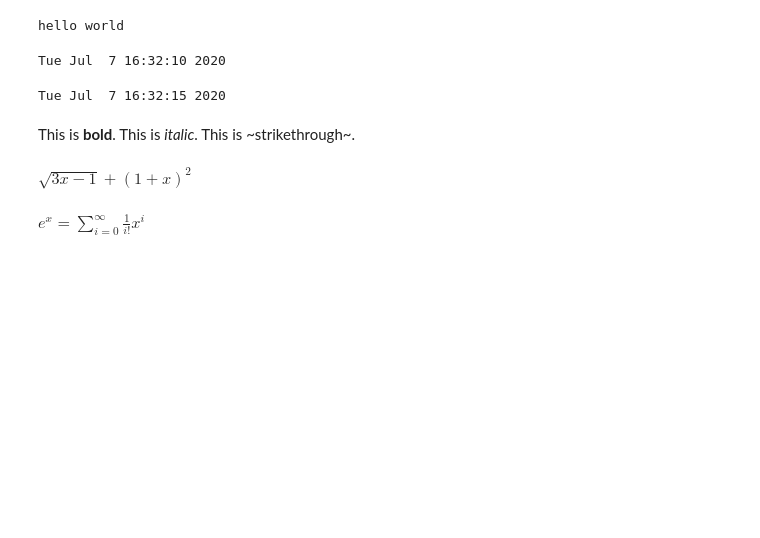
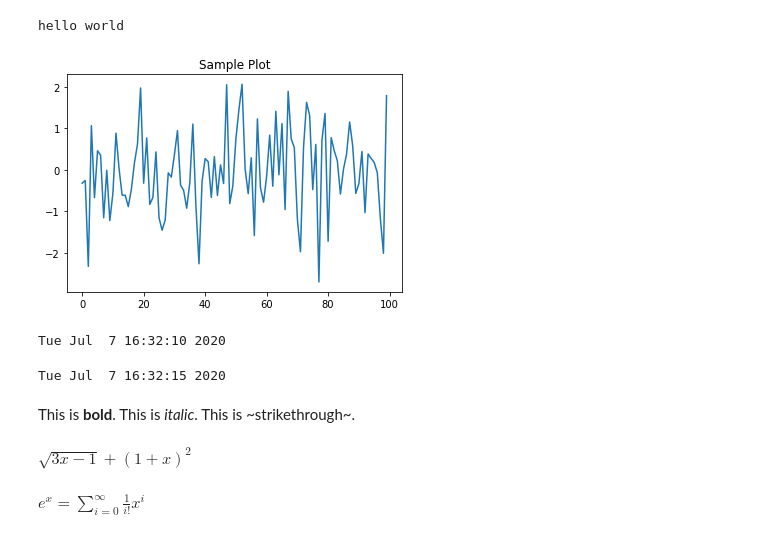
Before and after one commit to banigoamy/HAMOYE1, a Jupyter notebook: MyFirstColabNotebook.ipynb, the cells around one changed output. Drawn from its saved outputs; the diff is of its cells as text; code cells hidden in the pictures; blank space fills up the shorter version.

```diff
--- a/MyFirstColabNotebook.ipynb
+++ b/MyFirstColabNotebook.ipynb
@@ -4,3 +4,17 @@
 print ("hello world")
 # %% [output]
 hello world
+# %%
+import numpy as np
+from matplotlib import pyplot as plt
+
+y = np.random.randn(100)
+x = [x for x in range(len(y))]
+
+plt.plot(x, y, '-')
+plt.fill_between(x, y, 200, where = (y > 195), facecolor='g', alpha=0.6)
+
+plt.title("Sample Plot")
+plt.show()
+# %% [output]
+[figure, added]
```
Also changed, not shown: parts of 7 cells of this notebook.
